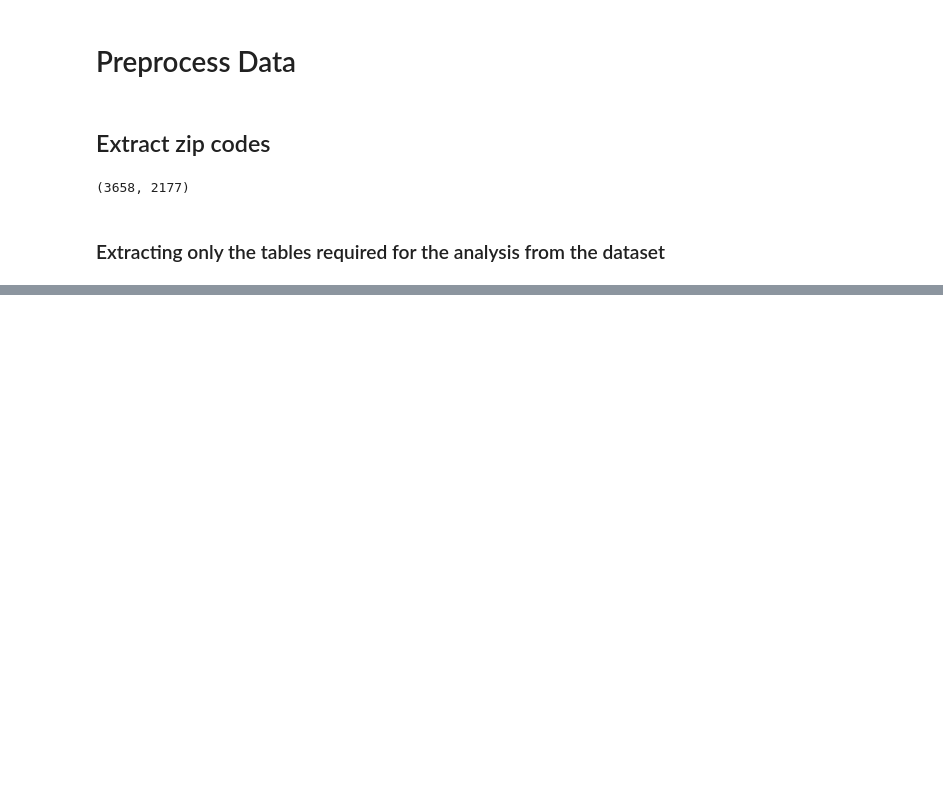
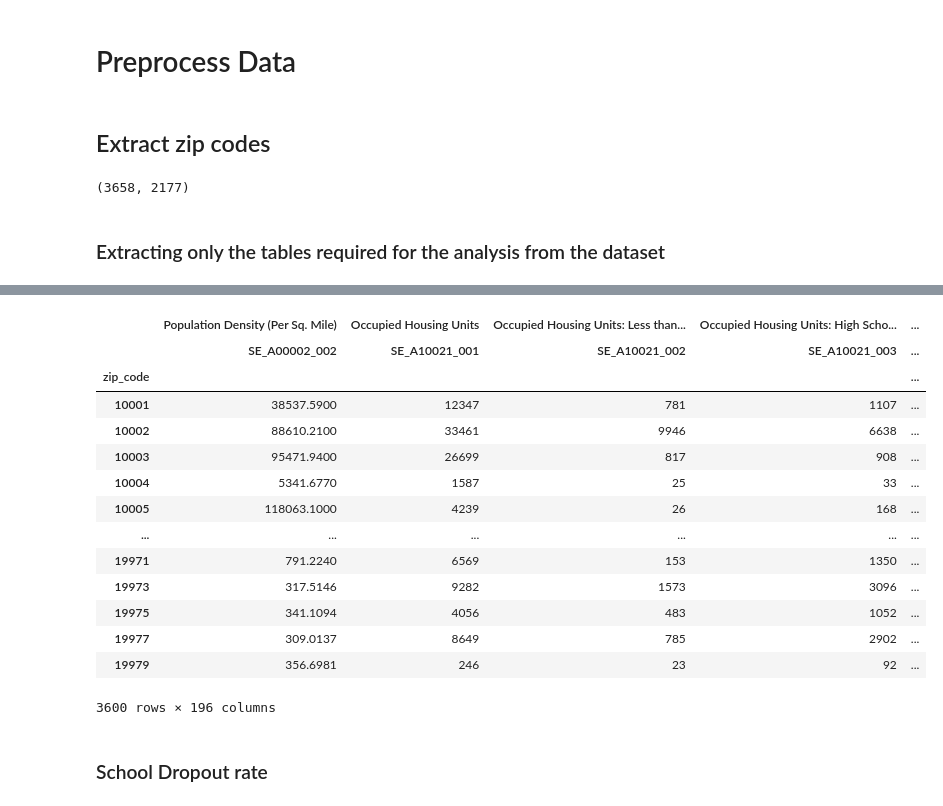
Before and after one commit to mo-vellanki/ist707_team4_acs_poverty_analysis, a Jupyter notebook: team4_analysis.ipynb, the cells around one changed output, grey strips where cells are left out. Saved outputs shown, nothing was run; the diff lists cells and outputs as text; code cells hidden in the pictures; blank space fills up the shorter version.

```diff
--- a/team4_analysis.ipynb
+++ b/team4_analysis.ipynb
@@ -54,0 +116,2 @@ df = df.loc[:, df.columns.get_level_values(1).isin(matching_columns)]
+# %%
+df.drop(['SE_A00002_001','SE_A00002_003', ], axis = 1, level = 1, inplace = True)
@@ -54,0 +126,5 @@ df = df.loc[:, df.columns.get_level_values(1).isin(matching_columns)]
+# %%
+df.drop(df.loc[df.loc[:,df.columns.get_level_values(1).str.startswith('SE_A03001_001')].isin([0]).any(axis = 1)].index, inplace = True)
+df.loc[:, 'whiteMajority'] = np.where((df.loc[:,'Total Population: White Alone'].values) / (df.loc[:,'Total Population:'].values) > 0.5,1,0) # If the proportion of white alone population is more than 50% we set this binary variable to 1
+df = df.loc[: ,~df.columns.get_level_values(1).str.startswith('SE_A03001')] # Drop the columns from the table after processing
+df['whiteMajority'].value_counts()
@@ -54,0 +193,10 @@ df = df.loc[:, df.columns.get_level_values(1).isin(matching_columns)]
+# %%
+df = df.loc[df['Population 25 Years and Over','SE_B12001_001'] != 0] # Some of the zip codes have 0. To avoid RuntimeWarning we drop these rows
+# %%
+df.loc[:, 'eduHsOrLessProportion'] = ((df.loc[:,('Population 25 Years and Over: Less than High School','SE_B12001_002')].values) / (df.loc[:,('Population 25 Years and Over','SE_B12001_001')].values)) # Proportion of 25yo and over with less than high school education
+df.loc[:, 'eduHsProportion'] = ((df.loc[:,('Population 25 Years and Over: High School Diploma','SE_B12001_003')].values) / (df.loc[:,('Population 25 Years and Over','SE_B12001_001')].values)) # Proportion of 25yo and over with less than high school education
+df.loc[:, 'eduBachOrBetterProportion'] = ((df.loc[:,('Population 25 Years and Over: Bachelor\'s Degree or Better','SE_B12001_004')].values) / (df.loc[:,('Population 25 Years and Over','SE_B12001_001')].values)) # Proportion of 25yo and over with less than high school education
+df = df.loc[: ,~df.columns.get_level_values(1).str.startswith('SE_B12001_')] # Drop the columns from the table after processing
+print(df.eduHsOrLessProportion.describe())
+print(df.eduHsProportion.describe())
+print(df.eduBachOrBetterProportion.describe())
@@ -54,0 +241,23 @@ df = df.loc[:, df.columns.get_level_values(1).isin(matching_columns)]
+# %%
+df.loc[:, 'eduEnrollmentMajority'] = np.where((df.loc[:,('Population 3 Years and Over: Enrolled in School','SE_A12004_002')].values) / (df.loc[:,('Population 3 Years and Over:','SE_A12004_001')].values) > 0.5,1,0) # If the proportion of 3yo and over enrolled in school is more than 50% we set this binary variable to 1
+df = df.loc[: ,~df.columns.get_level_values(1).str.startswith('SE_A12004')] # Drop the columns from the table after processing
+df['eduEnrollmentMajority'].value_counts()
+df
+# %% [output]
+|  | Population Density (Per Sq. Mile) | Occupied Housing Units | Occupied Housing Units: Less than... | Occupied Housing Units: High Scho... | ... |
+|  | SE_A00002_002 | SE_A10021_001 | SE_A10021_002 | SE_A10021_003 | ... |
+| zip_code |  |  |  |  | ... |
+| 10001 | 38537.5900 | 12347 | 781 | 1107 | ... |
+| 10002 | 88610.2100 | 33461 | 9946 | 6638 | ... |
+| 10003 | 95471.9400 | 26699 | 817 | 908 | ... |
+| 10004 | 5341.6770 | 1587 | 25 | 33 | ... |
+| 10005 | 118063.1000 | 4239 | 26 | 168 | ... |
+| ... | ... | ... | ... | ... | ... |
+| 19971 | 791.2240 | 6569 | 153 | 1350 | ... |
+| 19973 | 317.5146 | 9282 | 1573 | 3096 | ... |
+| 19975 | 341.1094 | 4056 | 483 | 1052 | ... |
+| 19977 | 309.0137 | 8649 | 785 | 2902 | ... |
+| 19979 | 356.6981 | 246 | 23 | 92 | ... |
+3600 rows × 196 columns
+# %% [markdown]
+### School Dropout rate
```
Also changed, not shown: parts of 44 cells of this notebook.
